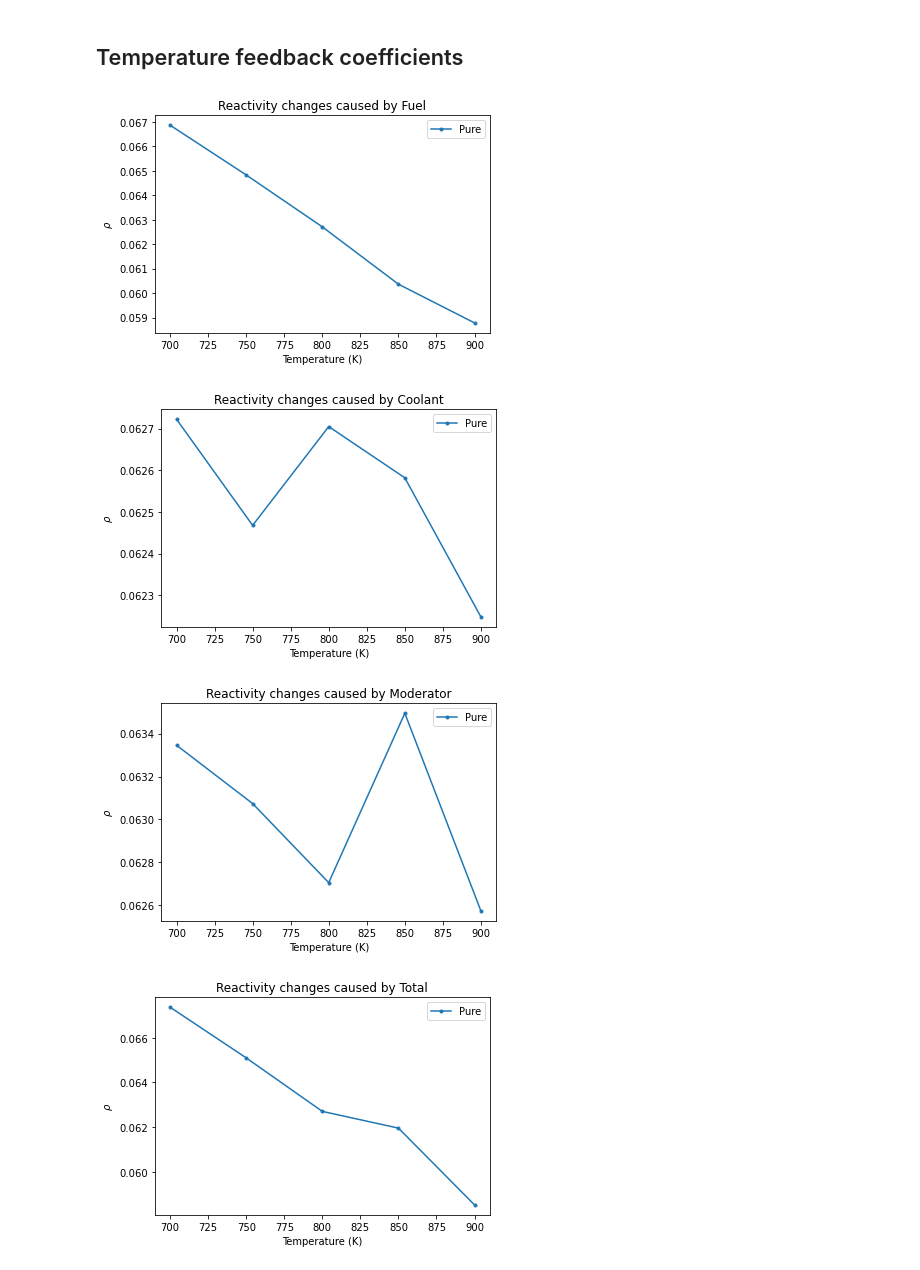
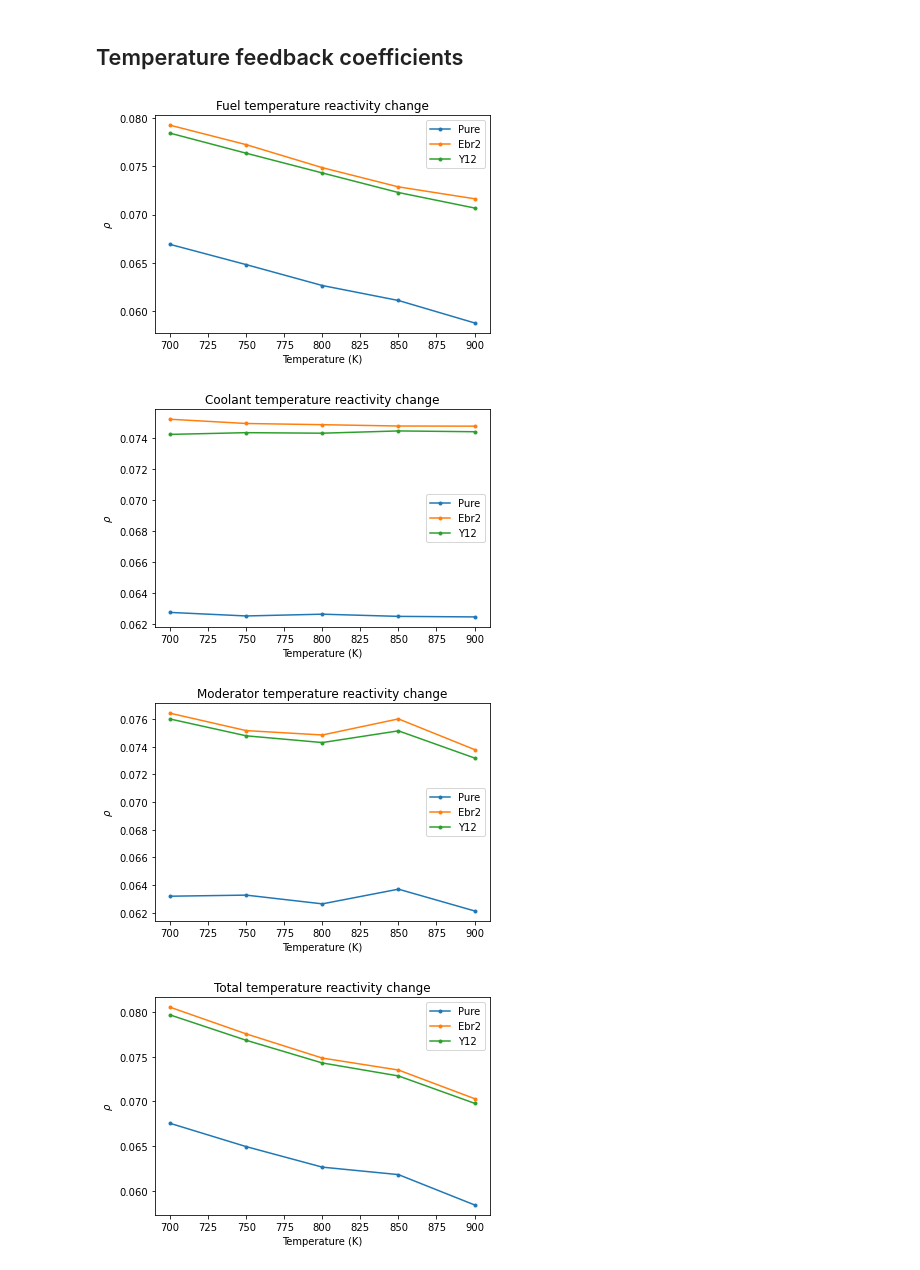
Before and after one commit to abachma2/phlox, a Jupyter notebook: reactors/full-core/htgr-200/Impurities_analysis.ipynb, the cells around one changed output. Saved outputs shown, nothing was run; the diff lists cells and outputs as text; code cells hidden in the pictures.

```diff
--- a/reactors/full-core/htgr-200/Impurities_analysis.ipynb
+++ b/reactors/full-core/htgr-200/Impurities_analysis.ipynb
@@ -190,12 +191,12 @@ for key in k_eff:
                   'CDC':0, 'CEC':0, 'CCA':0, 'CCB':0, 'CCD':0, 'CCE':0, 'AAA':0,
                   'BBB':0, 'DDD':0, 'EEE':0}
 # %%
-for fuel in ['pure']:
+for fuel in out_files['results']:
     counter = 0
     data = serpentTools.read(out_files['results'][fuel])
     for key in k_eff[fuel]:
         k_eff[fuel][key] = data.resdata['absKeff'][counter][0]
-        k_eff_error[fuel][key] = data.resdata['absKeff'][counter][1]
+        k_eff_error[fuel][key] = data.resdata['absKeff'][counter][1]*data.resdata['absKeff'][counter][0]
         counter +=1
 # %% [output]
 SERPENT Serpent 2.1.32 found in pure_res.m, but version 2.1.31 is defined in settings
@@ -212,11 +217,11 @@ y12 0
 # %%
 beta_eff = {'pure':0, 'ebr2':0, 'y12':0}; beta_eff_error = {'pure':0,'ebr2':0, 'y12':0}
 # %%
-for fuel in ['pure']:
+for fuel in out_files['results']:
     data = serpentTools.read(out_files['results'][fuel])
     universe = data.getUniv('0', timeDays = 0)
     beta_eff[fuel] = universe.gc['betaEff'][0]
-    beta_eff_error[fuel] = universe.gcUnc['betaEff'][0]
+    beta_eff_error[fuel] = universe.gcUnc['betaEff'][0]*universe.gc['betaEff'][0]
 # %% [output]
 SERPENT Serpent 2.1.32 found in pure_res.m, but version 2.1.31 is defined in settings
   Attemping to read anyway. Please report strange behaviors/failures to developers.
@@ -231,7 +240,7 @@ beta_eff for Y12 fuel: 0 +/- 0
 ## Flux
 # %%
 # Neutron flux for all base temperatures
-for fuel in ['pure']:
+for fuel_index, fuel in enumerate(out_files['detectors']):
 
         detectors = serpentTools.read(out_files['detectors'][fuel], 'det')
         radial = detectors.detectors['radial_flux']
@@ -240,22 +249,24 @@ for fuel in ['pure']:
         plt.figure(counter)
         radial.plot(fixed={'energy':0, 'xmesh':438}, xlabel='Y Position',
                     ylabel = 'Flux along x={}'.format(radial.grids['X'][438,0]),
-                    label=f"{fuel.capitalize()} fuel")
+                    label=f"{fuel.capitalize()} fuel", linestyle=lines[fuel_index])
         plt.title(f"Thermal radial flux")
 
         plt.figure(counter+1)
         radial.plot(fixed={'energy':1, 'xmesh':438}, xlabel='Y Position',
                     ylabel = 'Flux along x={}'.format(radial.grids['X'][438,0]),
-                    label=f"{fuel.capitalize()} fuel")
+                    label=f"{fuel.capitalize()} fuel", linestyle=lines[fuel_index])
         plt.title(f"Fast radial flux")
 
         plt.figure(counter+2)
         axial.plot(fixed={'energy':0}, label=f'{fuel.capitalize()} fuel', xlabel= 'Z Position',
-                  ylabel = 'Flux along x={}'.format(axial.grids['Z'][438,0]))
+                  ylabel = 'Flux along x={}'.format(axial.grids['Z'][438,0]),
+                   linestyle=lines[fuel_index])
         plt.title(f"Thermal axial flux")
 
         plt.figure(counter+3)
         axial.plot(fixed={'energy':1}, label=f'{fuel.capitalize()} fuel', xlabel= 'Z Position',
-                  ylabel = 'Flux along x={}'.format(axial.grids['Z'][438,0]))
+                  ylabel = 'Flux along x={}'.format(axial.grids['Z'][438,0]),
+                   linestyle=lines[fuel_index])
         plt.title(f"Fast axial flux")
 # %% [output]
@@ -281,36 +292,36 @@ for key in rho:
     rho_error[key] = {'CCC':0, 'ACC':0, 'BCC':0, 'DCC':0, 'ECC':0, 'CAC':0, 'CBC':0,
                   'CDC':0, 'CEC':0, 'CCA':0, 'CCB':0, 'CCD':0, 'CCE':0, 'AAA':0,
                   'BBB':0, 'DDD':0, 'EEE':0}
-for fuel in ['pure']:
+for fuel in out_files['results']:
     for key in rho[fuel]:
         rho[fuel][key] = calculate_rho(k_eff[fuel][key])
 # %%
 temps = [700, 750, 800, 850, 900]
-for fuel in ['pure']:
+for fuel in out_files['results']:
     for m_index, material in enumerate(['fuel', 'coolant', 'moderator', 'total']):
         plt.figure(m_index)
         if material == 'fuel':
-            data =[rho[fuel]['ACC'], rho[fuel]['BCC'], rho['pure']['CCC'], rho['pure']['DCC'], rho[fuel]['ECC']]
+            data =[rho[fuel]['ACC'], rho[fuel]['BCC'], rho[fuel]['CCC'], rho[fuel]['DCC'], rho[fuel]['ECC']]
         if material == 'coolant':
-            data =[rho[fuel]['CAC'], rho[fuel]['CBC'], rho['pure']['CCC'], rho['pure']['CDC'], rho[fuel]['CEC']]
+            data =[rho[fuel]['CAC'], rho[fuel]['CBC'], rho[fuel]['CCC'], rho[fuel]['CDC'], rho[fuel]['CEC']]
         if material == 'moderator':
-            data =[rho[fuel]['CCA'], rho[fuel]['CCB'], rho['pure']['CCC'], rho['pure']['CCD'], rho[fuel]['CCE']]
+            data =[rho[fuel]['CCA'], rho[fuel]['CCB'], rho[fuel]['CCC'], rho[fuel]['CCD'], rho[fuel]['CCE']]
         if material == 'total':
-            data =[rho[fuel]['AAA'], rho[fuel]['BBB'], rho['pure']['CCC'], rho['pure']['DDD'], rho[fuel]['EEE']]
+            data =[rho[fuel]['AAA'], rho[fuel]['BBB'], rho[fuel]['CCC'], rho[fuel]['DDD'], rho[fuel]['EEE']]
         feedback[fuel][material] = calculate_m(temps, data)
         feedback_error[fuel][material] = calculate_m_error(temps, data)
 
         plt.plot(temps, data,
                  marker='.', label=f"{fuel.capitalize()}")
         plt.legend()
-        plt.title(f"Reactivity changes caused by {material.capitalize()}")
+        plt.title(f"{material.capitalize()} temperature reactivity change")
         plt.xlabel('Temperature (K)')
         plt.ylabel(r'$\rho$')
 # %% [output]
-[figure, old version]
+[figure, new version]
-[figure, old version]
+[figure, new version]
-[figure, old version]
+[figure, new version]
-[figure, old version]
+[figure, new version]
 # %%
 for fuel in feedback:
     for material in feedback[fuel]:
```
Also changed, not shown: parts of 8 cells of this notebook.
